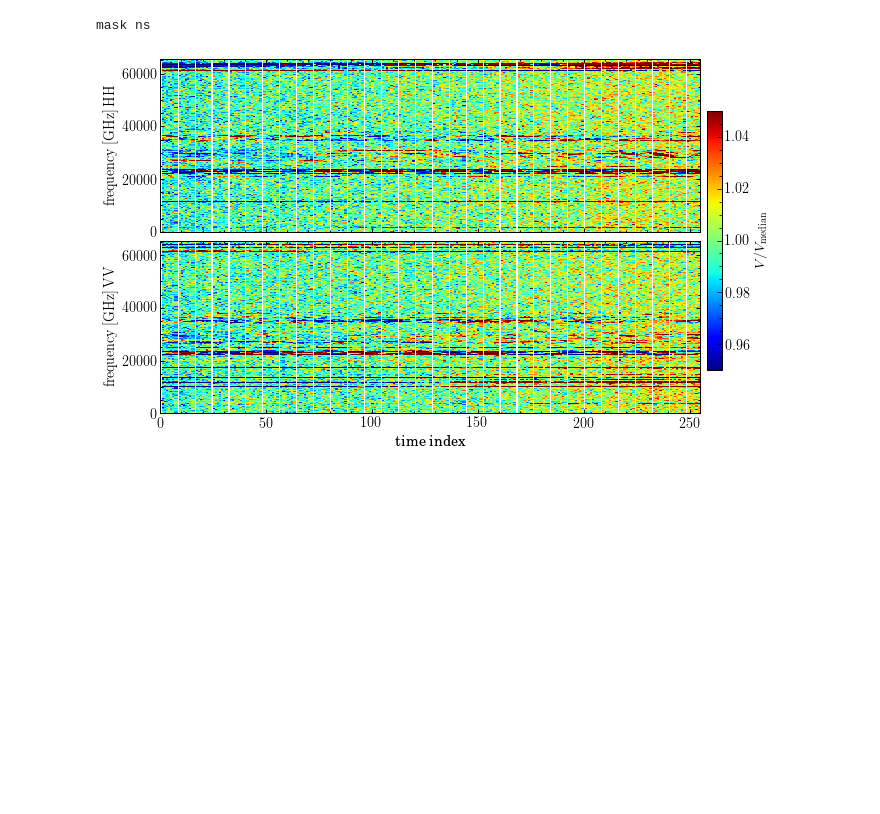
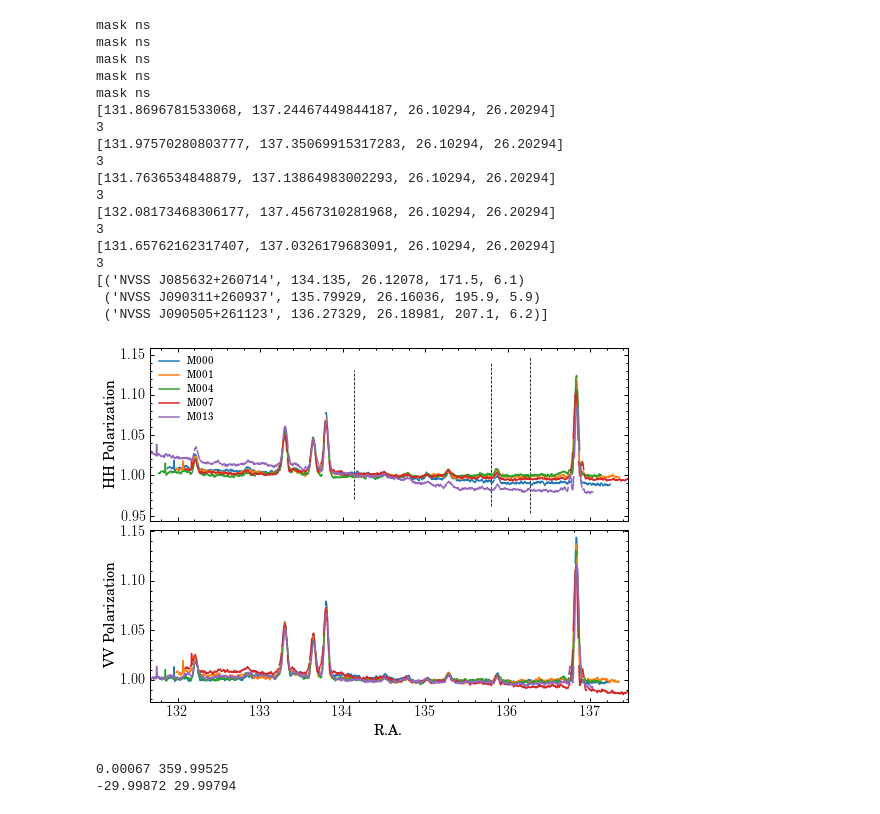
Before and after one commit to TianlaiProject/FAST_utils, a Jupyter notebook: notebook/check_h5data.ipynb, the cells around one changed output. Cells and saved outputs as stored; diff of their text form; code cells hidden in the pictures; blank space fills up the shorter version.

```diff
--- a/notebook/check_h5data.ipynb
+++ b/notebook/check_h5data.ipynb
@@ -25,7 +26,7 @@ DATA_BASE = '/scratch/users/ycli/'
 @run_pipeline
 def plot_wf():
 
-    show = 0
+    show = 13
 
     pipe_tasks  = []
     data_base   = DATA_BASE
@@ -36,14 +37,14 @@ def plot_wf():
     bad_freq_list = None #[[0, 200], [11500, 12000], [18000, 30000], [34000, 38500], [60000, None]]
 
     #pipe_tasks.append(tod_noise.DataEdit)
-    pipe_tasks.append(plot_waterfall.PlotMeerKAT)
-    #pipe_tasks.append(plot_waterfall.PlotVvsTime)
+    #pipe_tasks.append(plot_waterfall.PlotMeerKAT)
+    pipe_tasks.append(plot_waterfall.PlotVvsTime)
     #pipe_tasks.append(plot_waterfall.PlotPointingvsTime)
     #pipe_tasks.append(plot_waterfall.CheckSpec)
 
-    file_list = ['test.h5', ]
+    file_list = ['SDSS_N_2a_arcdrfit0011-0020.h5', ]
 
-    pned_input_files  = ['%s'%f for f in file_list]
+    pned_input_files  = ['raw/%s'%f for f in file_list]
     pned_corr = 'auto'
     pned_pol_select = (0, 2) # ignore the cross pol
     #pned_freq_select = (2100, 3100)
@@ -51,20 +52,20 @@ def plot_wf():
     pned_bad_time_list = bad_time_list
     pned_bad_freq_list = bad_freq_list
     pned_bandpass_cal  = True
-    pned_output_files  = ['pned_%s'%f for f in file_list]
+    pned_output_files  = ['pned/%s'%f for f in file_list]
 
-    pkat_input_files = ['pned_%s'%f for f in file_list]
+    pkat_input_files = pned_output_files #['pned/%s'%f for f in file_list]
     #pkat_input_files = ['fn_analysis/%s_%s'%(prefix, f) for f in file_list]
     pkat_re_scale = None #0.2 #2.0 #0.2
-    #pkat_freq_select = (2100, 3100)
+    pkat_freq_select = (700, 900)
     pkat_vmax = 1.05
     pkat_vmin = 0.95
-    #pkat_xmin = 1000
-    #pkat_xmax = 1200
+    #pkat_xmin = 133
+    #pkat_xmax = 134
     #pkat_ymin = 10000
     #pkat_ymax = 15000
     pkat_main_data = 'vis'
-    pkat_fig_name = 'wf/test'
+    pkat_fig_name = 'wf/%s'%file_list[0]
     pkat_flag_mask = True
     pkat_flag_ns = True
     pkat_flag_raw = False
@@ -78,7 +79,7 @@ def plot_wf():
 
 
     pts_input_files = pkat_input_files
-    pts_output_files = ['ts/test']
+    pts_output_files = ['ts/%s'%f for f in file_list]
     pts_re_scale = None
     #pts_ymin = 1.e2 #1. - 0.0099
     #pts_ymax = 1.e1 #1. + 0.0099
@@ -87,14 +88,17 @@ def plot_wf():
     pts_bad_time_list = None #bad_time_list
     pts_bad_freq_list = None #bad_freq_list
     pts_corr = 'auto'
-    pts_feed_select = range(55, 65) #[show + 1, ]
+    pts_feed_select = [1, 2, 8, 5, 14] #[show + 1, ]
     pts_pol_selec = (0, 2)
+    pts_freq_select = (700, 900)
     pts_flag_mask = True
-    pts_plot_index = True
-    pts_xmin = 3500
-    pts_xmax = 4500
+    pts_plot_index = False
+    #pts_xmin = 3500
+    #pts_xmax = 4500
     pts_flag_ns = True
+    pts_plot_ra = True
     pts_legend_title = '' #prefix.replace('_', ' ')
+    pts_nvss_cat = '/users/ycli/data/NVSS/browse_results.fits'
     #pts_unit = r'$V/V_{\rm bandpass}$'
 
     ppt_input_files = pkat_input_files
@@ -103,31 +107,48 @@ def plot_wf():
     ppt_main_data = 'vis'
     ppt_bad_time_list = None #bad_time_list
     ppt_bad_freq_list = None #bad_freq_list
     ppt_corr = 'auto'
     ppt_feed_select = range(55, 65) #[show + 1, ]
     ppt_pol_selec = (0, 2)
     ppt_flag_mask = True
     ppt_legend_title = '' #prefix.replace('_', ' ')
     #ppt_unit = r'$V/V_{\rm bandpass}$'
 
 
     csp_input_files = pkat_input_files
     #csp_input_files = ['scp/%s'%f for f in file_list]
     csp_bad_time_list = bad_time_list
     csp_bad_freq_list = bad_freq_list
     csp_feed_select = [show + 1, ]
     #csp_freq_select = (2100, 3100)
     #csp_pol_select = (0, 2)
     csp_xmin = 1300
     csp_xmax = 1500
     csp_corr = 'auto'
     csp_show = show
     csp_legend_title = ''
 
 
     return locals()
 
 plot_wf()
 # %% [output]
 mask ns
+mask ns
+mask ns
+mask ns
+mask ns
+[131.8696781533068, 137.24467449844187, 26.10294, 26.20294]
+3
+[131.97570280803777, 137.35069915317283, 26.10294, 26.20294]
+3
+[131.7636534848879, 137.13864983002293, 26.10294, 26.20294]
+3
+[132.08173468306177, 137.4567310281968, 26.10294, 26.20294]
+3
+[131.65762162317407, 137.0326179683091, 26.10294, 26.20294]
+3
+[('NVSS J085632+260714', 134.135, 26.12078, 171.5, 6.1)
+ ('NVSS J090311+260937', 135.79929, 26.16036, 195.9, 5.9)
+ ('NVSS J090505+261123', 136.27329, 26.18981, 207.1, 6.2)]
-[figure, old version]
+[figure, new version]
@@ -133,0 +168,6 @@ mask ns
+# %%
+print data['RA'].min(), data['RA'].max()
+print data['DEC'].min(), data['DEC'].max()
+# %% [output]
+0.00067 359.99525
+-29.99872 29.99794
```
Also changed, not shown: parts of 9 cells of this notebook, 2 other files.
